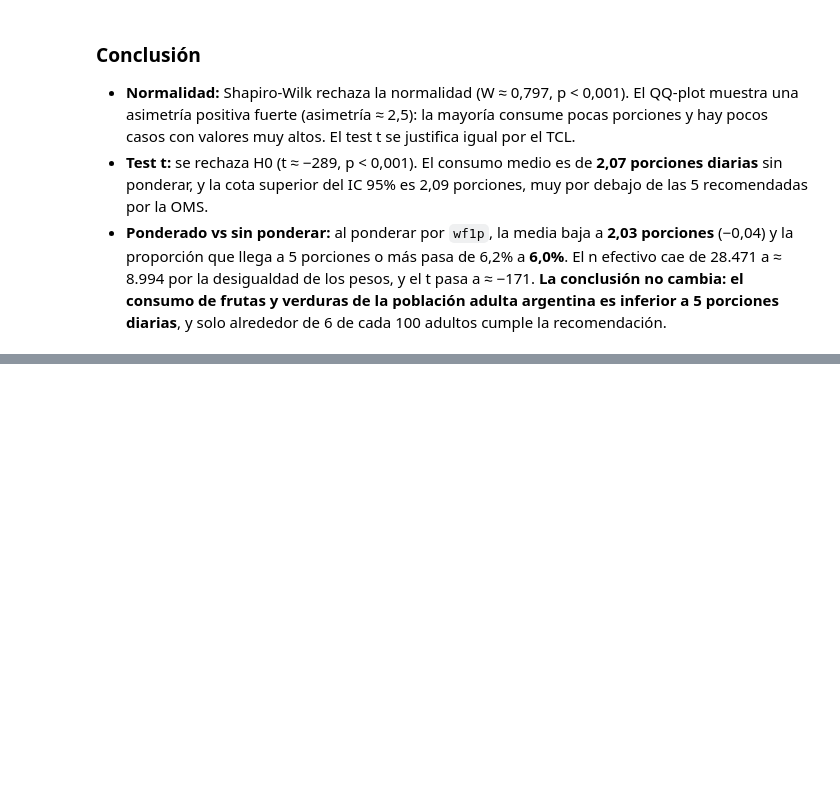
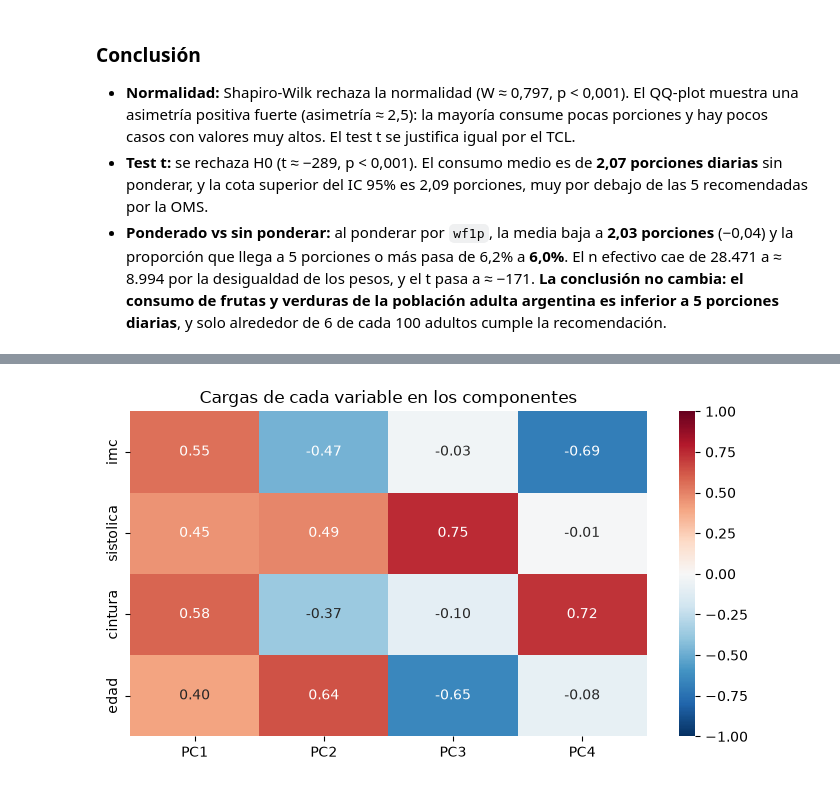
Before and after one commit to fausmurgades/Fundamentos-De-La-Ciencia-De-Datos-TP-Especial, a Jupyter notebook: nacho.ipynb, the cells around one changed output, grey strips where cells are left out. Saved outputs shown, nothing was run; the diff lists cells and outputs as text; code cells hidden in the pictures; blank space fills up the shorter version.

```diff
--- a/nacho.ipynb
+++ b/nacho.ipynb
@@ -1520,0 +1591,11 @@ comparacion.round(4)
+# %%
+# Identificación de atípicos extremos (outliers) según el criterio del rango intercuartílico (IQR)
+
+q1 = df_hip[predictoras].quantile(0.25)
+q3 = df_hip[predictoras].quantile(0.75)
+iqr = q3 - q1
+atipico = (df_hip[predictoras] < q1 - 3 * iqr) | (df_hip[predictoras] > q3 + 3 * iqr)
+
+print(atipico.sum())
+print(f"Filas con al menos un atípico extremo: {atipico.any(axis=1).sum()} de {len(df_hip)}")
+df_hip = df_hip[~atipico.any(axis=1)]
@@ -1520,0 +1609,16 @@ comparacion.round(4)
+# %%
+#Estandarizamos las variables predictoras para el PCA
+
+X = StandardScaler().fit_transform(df_hip[predictoras])
+
+# Aplicamos PCA
+
+pca = PCA()
+componentes = pca.fit_transform(X)
+nombres_pc = [f"PC{i + 1}" for i in range(pca.n_components_)]
+
+varianza = pd.DataFrame({
+    "Varianza explicada (%)": pca.explained_variance_ratio_ * 100,
+    "Acumulada (%)": pca.explained_variance_ratio_.cumsum() * 100,
+}, index=nombres_pc)
+varianza.round(1)
@@ -1520,0 +1631,12 @@ comparacion.round(4)
+# %%
+# Nos quedamos con las dos primeras componentes principales (PC1 y PC2) que explican el 70% de la varianza total
+
+cargas = pd.DataFrame(pca.components_.T, index=predictoras, columns=nombres_pc)
+
+fig, ax = plt.subplots(figsize=(7, 4))
+sns.heatmap(cargas, annot=True, fmt=".2f", cmap="RdBu_r", center=0, vmin=-1, vmax=1, ax=ax)
+ax.set_title("Cargas de cada variable en los componentes")
+plt.tight_layout()
+plt.show()
+# %% [output]
+[figure, added]
```
Also changed, not shown: parts of 17 cells of this notebook, 1 other file.
